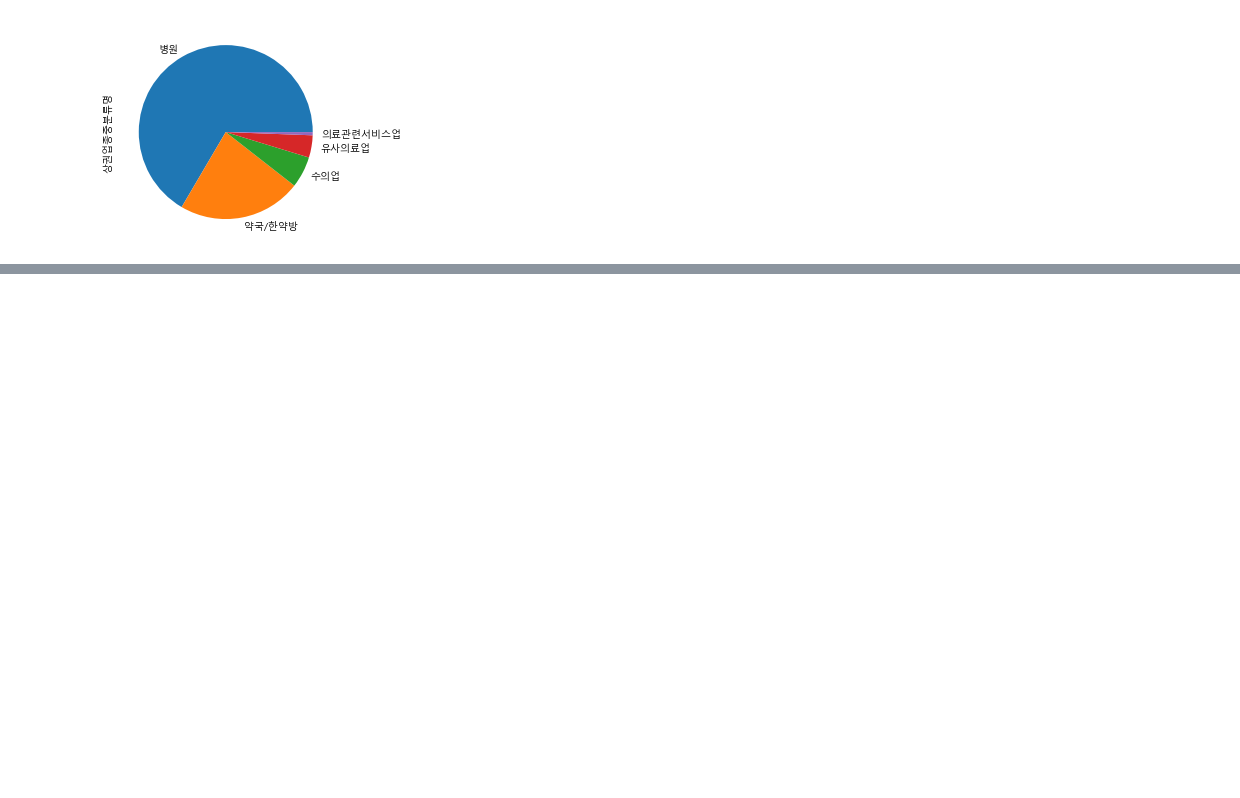
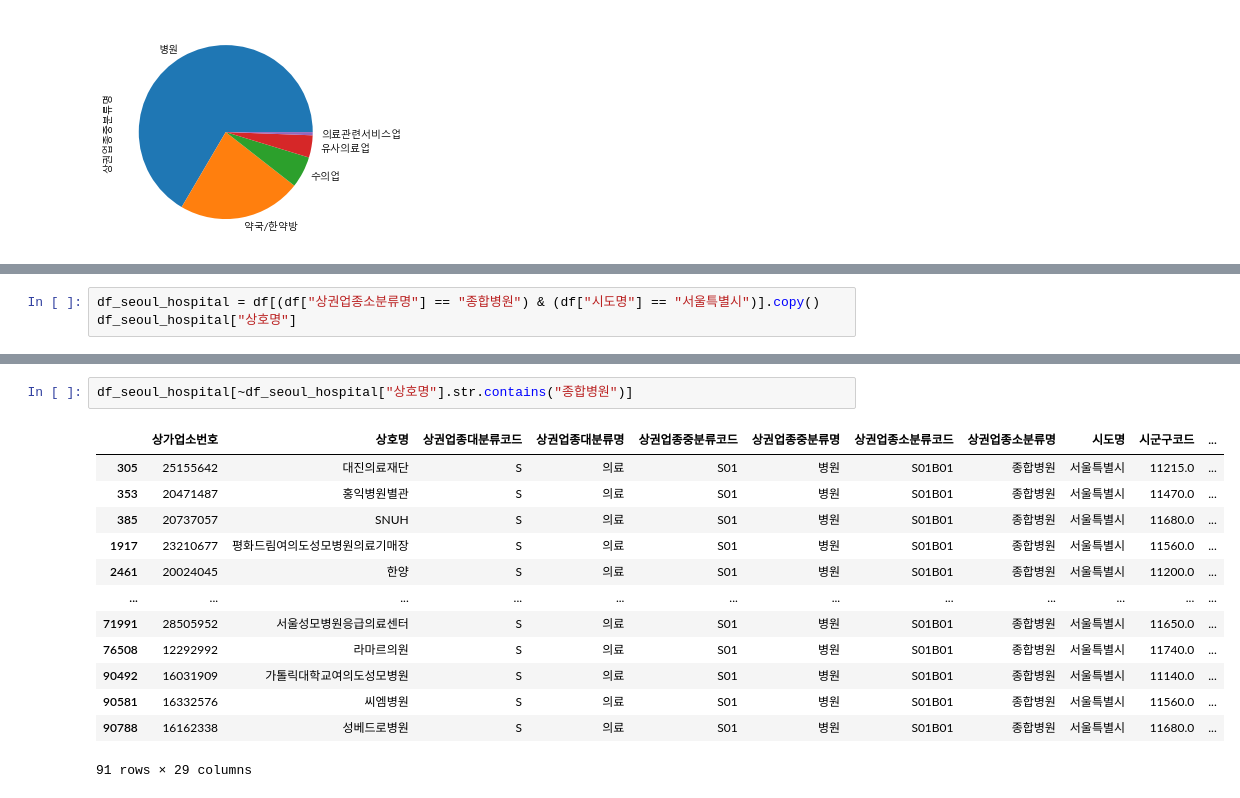
Before and after one commit to ShinHayeon/pandas-basic, a Jupyter notebook: pandas_basic2(의료기관상권정보 데이터 이용).ipynb, the cells around one changed output, grey strips where cells are left out. Saved outputs shown, nothing was run; the diff lists cells and outputs as text; blank space fills up the shorter version.

```diff
--- a/pandas_basic2(의료기관상권정보 데이터 이용).ipynb
+++ b/pandas_basic2(의료기관상권정보 데이터 이용).ipynb
@@ -668,0 +855,3 @@ f.plot.barh(figsize=(7,8), grid=True)
+# %%
+df_seoul_hospital = df[(df["상권업종소분류명"] == "종합병원") & (df["시도명"] == "서울특별시")].copy()
+df_seoul_hospital["상호명"]
@@ -668,0 +887,16 @@ f.plot.barh(figsize=(7,8), grid=True)
+# %%
+df_seoul_hospital[~df_seoul_hospital["상호명"].str.contains("종합병원")]
+# %% [output]
+|  | 상가업소번호 | 상호명 | 상권업종대분류코드 | 상권업종대분류명 | 상권업종중분류코드 | 상권업종중분류명 | 상권업종소분류코드 | 상권업종소분류명 | 시도명 | 시군구코드 | ... |
+| 305 | 25155642 | 대진의료재단 | S | 의료 | S01 | 병원 | S01B01 | 종합병원 | 서울특별시 | 11215.0 | ... |
+| 353 | 20471487 | 홍익병원별관 | S | 의료 | S01 | 병원 | S01B01 | 종합병원 | 서울특별시 | 11470.0 | ... |
+| 385 | 20737057 | SNUH | S | 의료 | S01 | 병원 | S01B01 | 종합병원 | 서울특별시 | 11680.0 | ... |
+| 1917 | 23210677 | 평화드림여의도성모병원의료기매장 | S | 의료 | S01 | 병원 | S01B01 | 종합병원 | 서울특별시 | 11560.0 | ... |
+| 2461 | 20024045 | 한양 | S | 의료 | S01 | 병원 | S01B01 | 종합병원 | 서울특별시 | 11200.0 | ... |
+| ... | ... | ... | ... | ... | ... | ... | ... | ... | ... | ... | ... |
+| 71991 | 28505952 | 서울성모병원응급의료센터 | S | 의료 | S01 | 병원 | S01B01 | 종합병원 | 서울특별시 | 11650.0 | ... |
+| 76508 | 12292992 | 라마르의원 | S | 의료 | S01 | 병원 | S01B01 | 종합병원 | 서울특별시 | 11740.0 | ... |
+| 90492 | 16031909 | 가톨릭대학교여의도성모병원 | S | 의료 | S01 | 병원 | S01B01 | 종합병원 | 서울특별시 | 11140.0 | ... |
+| 90581 | 16332576 | 씨엠병원 | S | 의료 | S01 | 병원 | S01B01 | 종합병원 | 서울특별시 | 11560.0 | ... |
+| 90788 | 16162338 | 성베드로병원 | S | 의료 | S01 | 병원 | S01B01 | 종합병원 | 서울특별시 | 11680.0 | ... |
+91 rows × 29 columns
```
Also changed, not shown: parts of 44 cells of this notebook.
